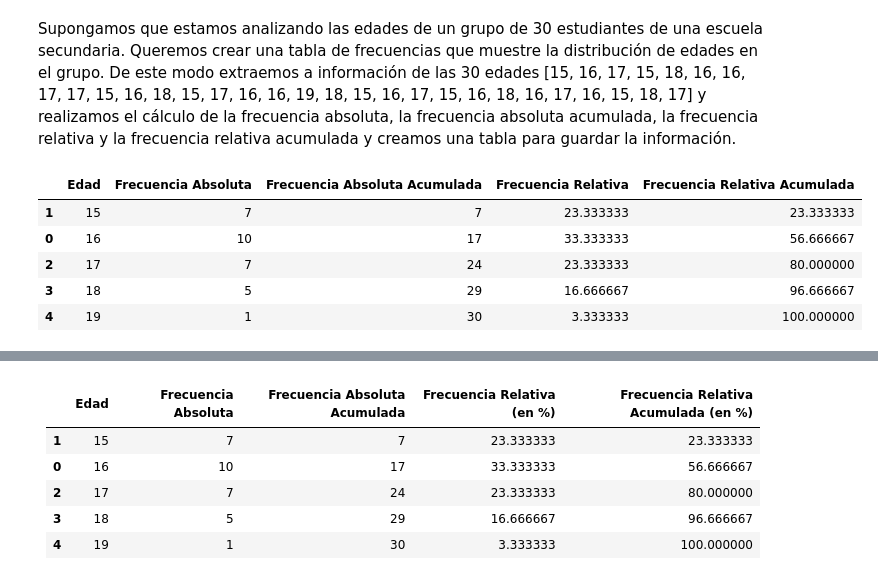
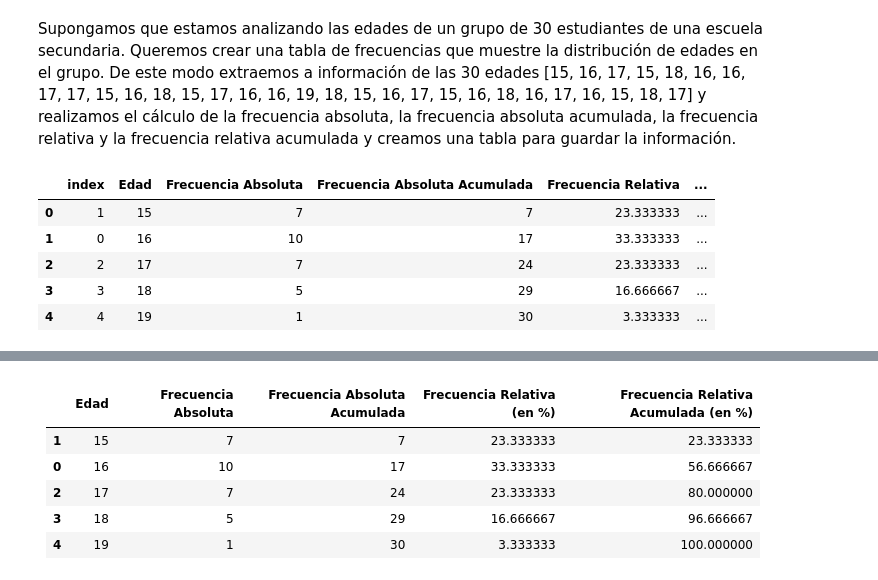
Before and after one commit to ajrianop/Estadistica_Descriptiva_y_Python_UD, a Jupyter notebook: 03_Distribucion_de_frecuencias.ipynb, the cells around one changed output, grey strips where cells are left out. Drawn from its saved outputs; the diff is of its cells as text; code cells hidden in the pictures.

```diff
--- a/03_Distribucion_de_frecuencias.ipynb
+++ b/03_Distribucion_de_frecuencias.ipynb
@@ -61,36 +67,39 @@ Supongamos que estamos analizando las edades de un grupo de 30 estudiantes de un
 # %%
 # Datos de las edades de los estudiantes
 edades = [15, 16, 17, 15, 18, 16, 16, 17, 17, 15, 16, 18, 15, 17, 16, 16, 19, 18, 15, 16, 17, 15, 16, 18, 16, 17, 16, 15, 18, 17]
 
 # Importar la librería pandas para trabajar con tablas de datos
 import pandas as pd
 
 # Crear un DataFrame con las edades
 df = pd.DataFrame(edades, columns=['Edad'])
 
 # Calcular la frecuencia absoluta
 tabla = df['Edad'].value_counts().reset_index()
 tabla.columns = ['Edad', 'Frecuencia Absoluta']
 
 # Ordenar por edad
 tabla = tabla.sort_values(by='Edad')
 
 # Calcular la frecuencia acumulada
 tabla['Frecuencia Absoluta Acumulada'] = tabla['Frecuencia Absoluta'].cumsum()
 
 # Calcular la frecuencia relativa
 total_estudiantes = len(edades)
 tabla['Frecuencia Relativa'] = tabla['Frecuencia Absoluta'] / total_estudiantes * 100
 
 # Calcular la frecuencia relativa acumulada
 tabla['Frecuencia Relativa Acumulada'] = tabla['Frecuencia Relativa'].cumsum()
 
+# Reindexar la ubicación de las filas
+tabla = tabla.reset_index()
+
 # Mostrar la tabla de frecuencias
 tabla
 # %% [output]
-|  | Edad | Frecuencia Absoluta | Frecuencia Absoluta Acumulada | Frecuencia Relativa | Frecuencia Relativa Acumulada |
-| 1 | 15 | 7 | 7 | 23.333333 | 23.333333 |
-| 0 | 16 | 10 | 17 | 33.333333 | 56.666667 |
-| 2 | 17 | 7 | 24 | 23.333333 | 80.000000 |
-| 3 | 18 | 5 | 29 | 16.666667 | 96.666667 |
-| 4 | 19 | 1 | 30 | 3.333333 | 100.000000 |
+|  | index | Edad | Frecuencia Absoluta | Frecuencia Absoluta Acumulada | Frecuencia Relativa | ... |
+| 0 | 1 | 15 | 7 | 7 | 23.333333 | ... |
+| 1 | 0 | 16 | 10 | 17 | 33.333333 | ... |
+| 2 | 2 | 17 | 7 | 24 | 23.333333 | ... |
+| 3 | 3 | 18 | 5 | 29 | 16.666667 | ... |
+| 4 | 4 | 19 | 1 | 30 | 3.333333 | ... |
```
Also changed, not shown: parts of 38 cells of this notebook.
